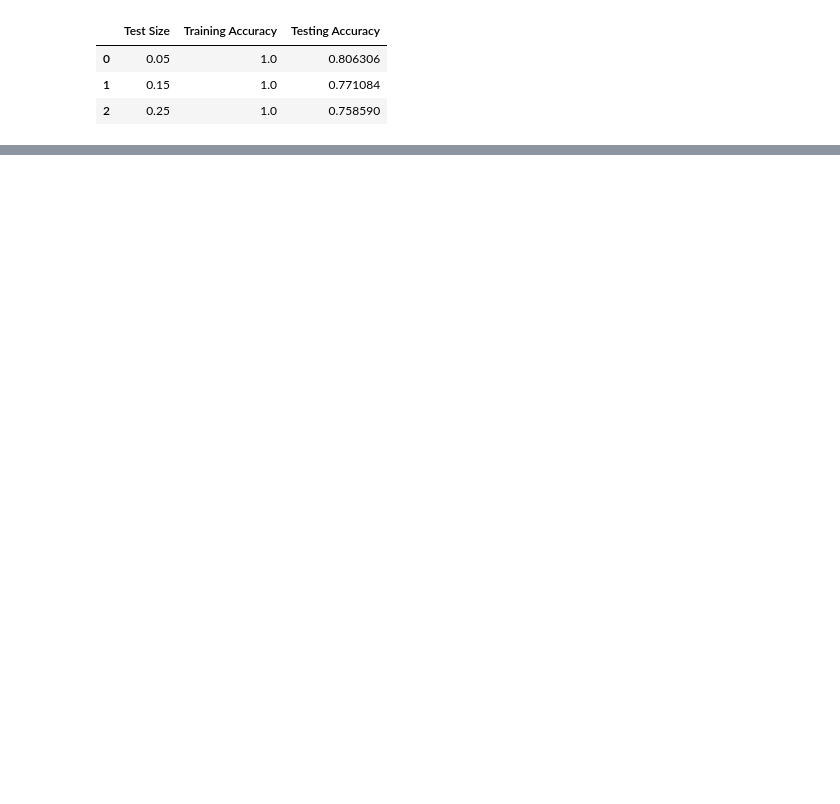
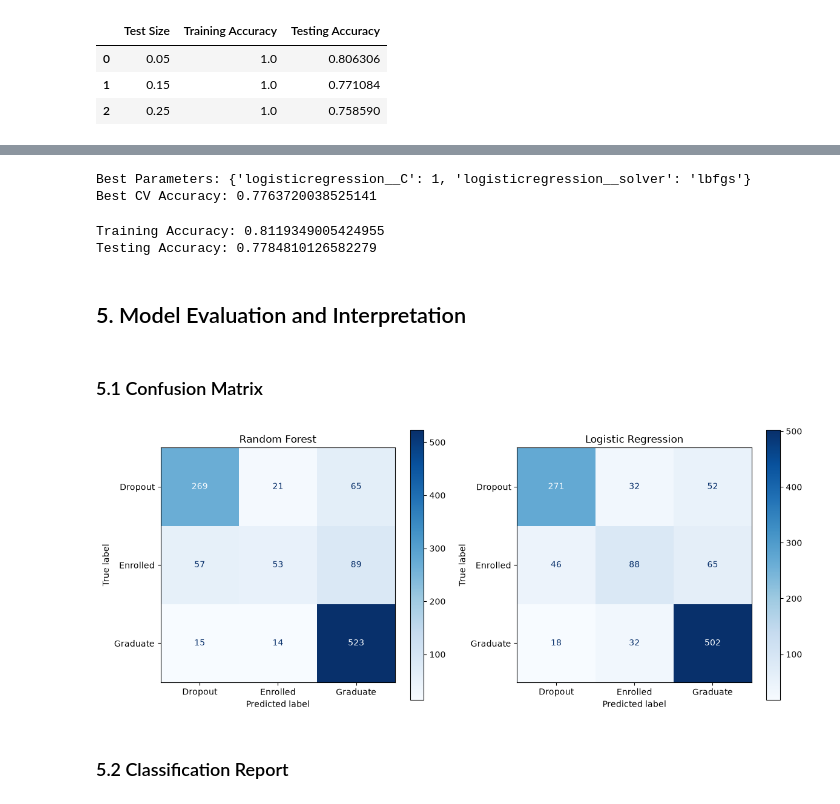
Before and after one commit to LucianaHamaji-2026408/CCT_ML_2026408, a Jupyter notebook: LucianaHamaji_CA1_ML.ipynb, the cells around one changed output, grey strips where cells are left out. Drawn from its saved outputs; the diff is of its cells as text; code cells hidden in the pictures; blank space fills up the shorter version.

```diff
--- a/LucianaHamaji_CA1_ML.ipynb
+++ b/LucianaHamaji_CA1_ML.ipynb
@@ -277,0 +536,59 @@ cv = StratifiedKFold(
+# %%
+lr_grid = GridSearchCV(
+    estimator=lr_model,
+    param_grid=lr_param_grid,
+    cv=cv,
+    scoring='accuracy',
+    n_jobs=-1
+)
+# %%
+lr_grid.fit(X_train, y_train)
+
+print("Best Parameters:", lr_grid.best_params_)
+print("Best CV Accuracy:", lr_grid.best_score_)
+# %% [output]
+Best Parameters: {'logisticregression__C': 1, 'logisticregression__solver': 'lbfgs'}
+Best CV Accuracy: 0.7763720038525141
+# %%
+best_lr = lr_grid.best_estimator_
+
+print("Training Accuracy:", best_lr.score(X_train, y_train))
+print("Testing Accuracy:", best_lr.score(X_test, y_test))
+# %% [output]
+Training Accuracy: 0.8119349005424955
+Testing Accuracy: 0.7784810126582279
+# %% [markdown]
+## 5. Model Evaluation and Interpretation
+# %% [markdown]
+### 5.1 Confusion Matrix
+# %%
+from sklearn.metrics import ConfusionMatrixDisplay
+import matplotlib.pyplot as plt
+
+rf_predictions = best_rf.predict(X_test)
+lr_predictions = best_lr.predict(X_test)
+
+fig, axes = plt.subplots(1, 2, figsize=(12, 5))
+
+ConfusionMatrixDisplay.from_predictions(
+    y_test,
+    rf_predictions,
+    ax=axes[0],
+    cmap='Blues'
+)
+axes[0].set_title('Random Forest')
+
+ConfusionMatrixDisplay.from_predictions(
+    y_test,
+    lr_predictions,
+    ax=axes[1],
+    cmap='Blues'
+)
+axes[1].set_title('Logistic Regression')
+
+plt.tight_layout()
+plt.show()
+# %% [output]
+[figure, added]
+# %% [markdown]
+### 5.2 Classification Report
```
Also changed, not shown: parts of 46 cells of this notebook.
